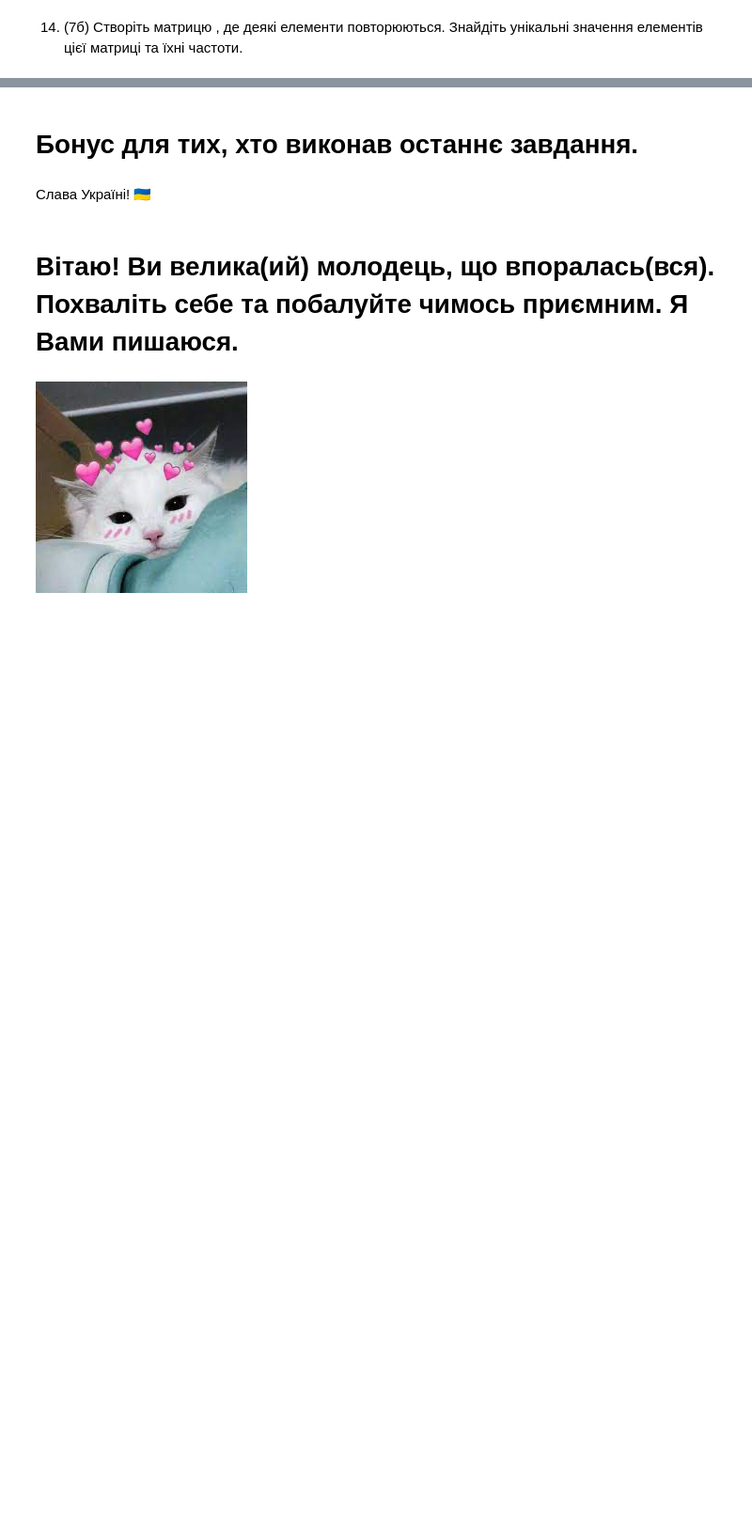
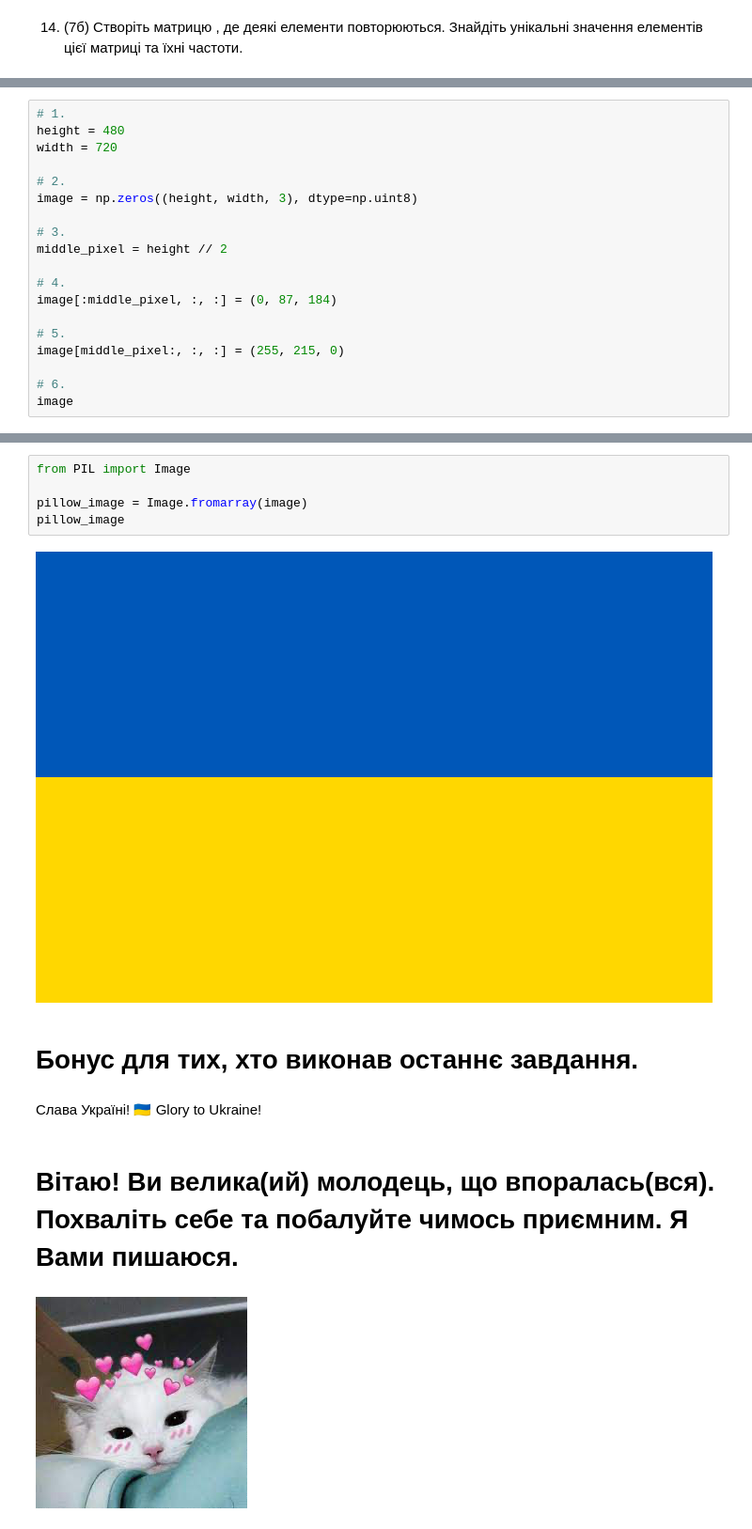
Before and after one commit to shpirm/python-course, a Jupyter notebook: python_practice_8.ipynb, the cells around one changed output, grey strips where cells are left out. Shown at 94% size. Cells and saved outputs as stored; diff of their text form; blank space fills up the shorter version.

```diff
--- a/python_practice_8.ipynb
+++ b/python_practice_8.ipynb
@@ -55,3 +229,22 @@
 ![текст посилання](https://drive.google.com/uc?id=1d9bT_fqbxCV7_b8c8Cbx2KEGVJUKenqh)
 
 ![текст посилання](https://drive.google.com/uc?id=16r2XB6MO-E9dltIqsbumtoIQhkRfsbZ_)
+# %%
+# 1.
+height = 480
+width = 720
+
+# 2.
+image = np.zeros((height, width, 3), dtype=np.uint8)
+
+# 3.
+middle_pixel = height // 2
+
+# 4.
+image[:middle_pixel, :, :] = (0, 87, 184)
+
+# 5.
+image[middle_pixel:, :, :] = (255, 215, 0)
+
+# 6.
+image
@@ -58,7 +269,15 @@
+# %%
+from PIL import Image
+
+pillow_image = Image.fromarray(image)
+pillow_image
+# %% [output]
+[figure, added]
 # %% [markdown]
 # Бонус для тих, хто виконав останнє завдання.
 # %% [markdown]
 Слава Україні! 🇺🇦
+Glory to Ukraine!
 # %% [markdown]
 # Вітаю! Ви велика(ий) молодець, що впоралась(вся). Похваліть себе та побалуйте чимось приємним. Я Вами пишаюся.
 # %% [markdown]
```
Also changed, not shown: parts of 20 cells of this notebook.
